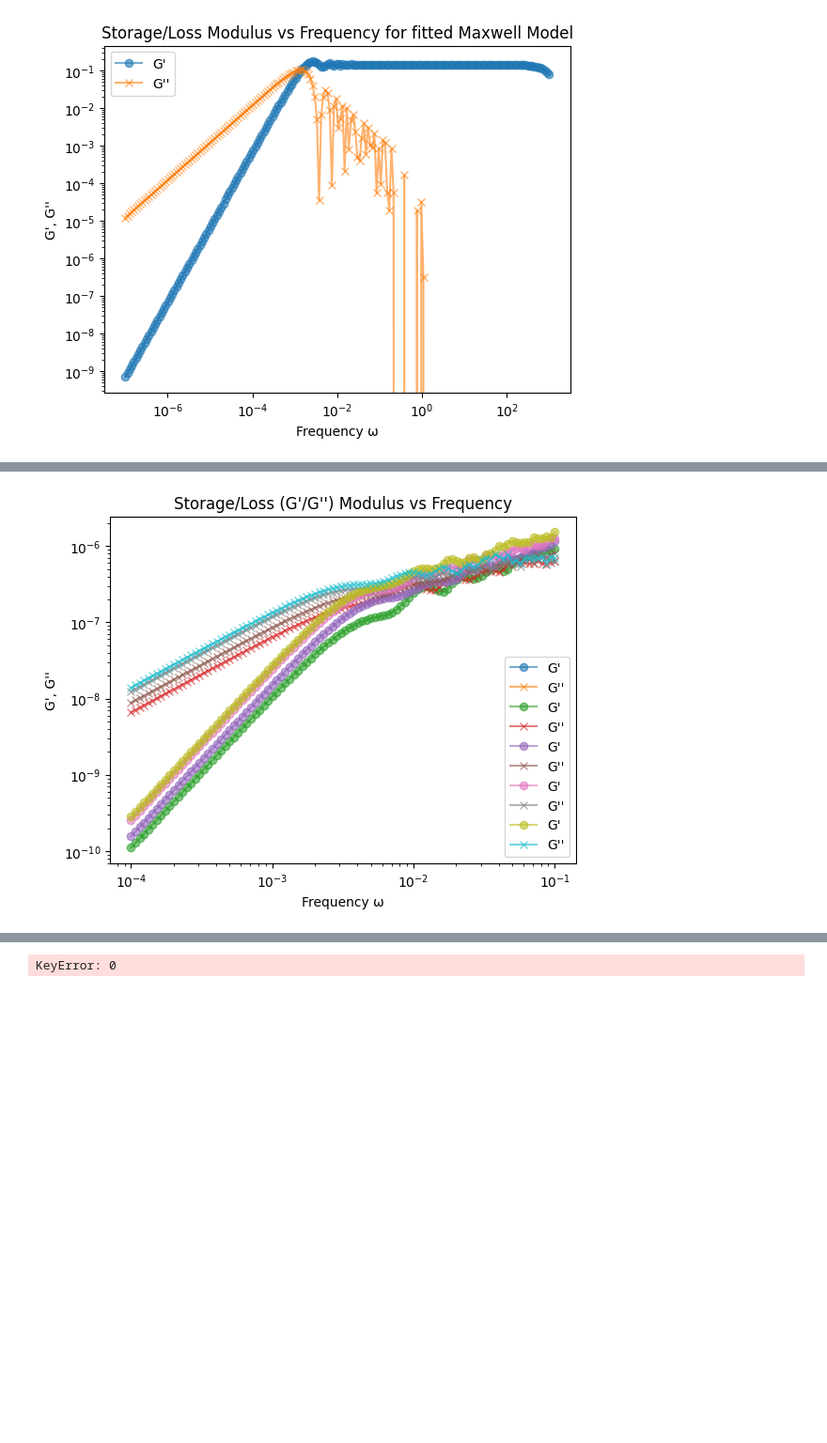
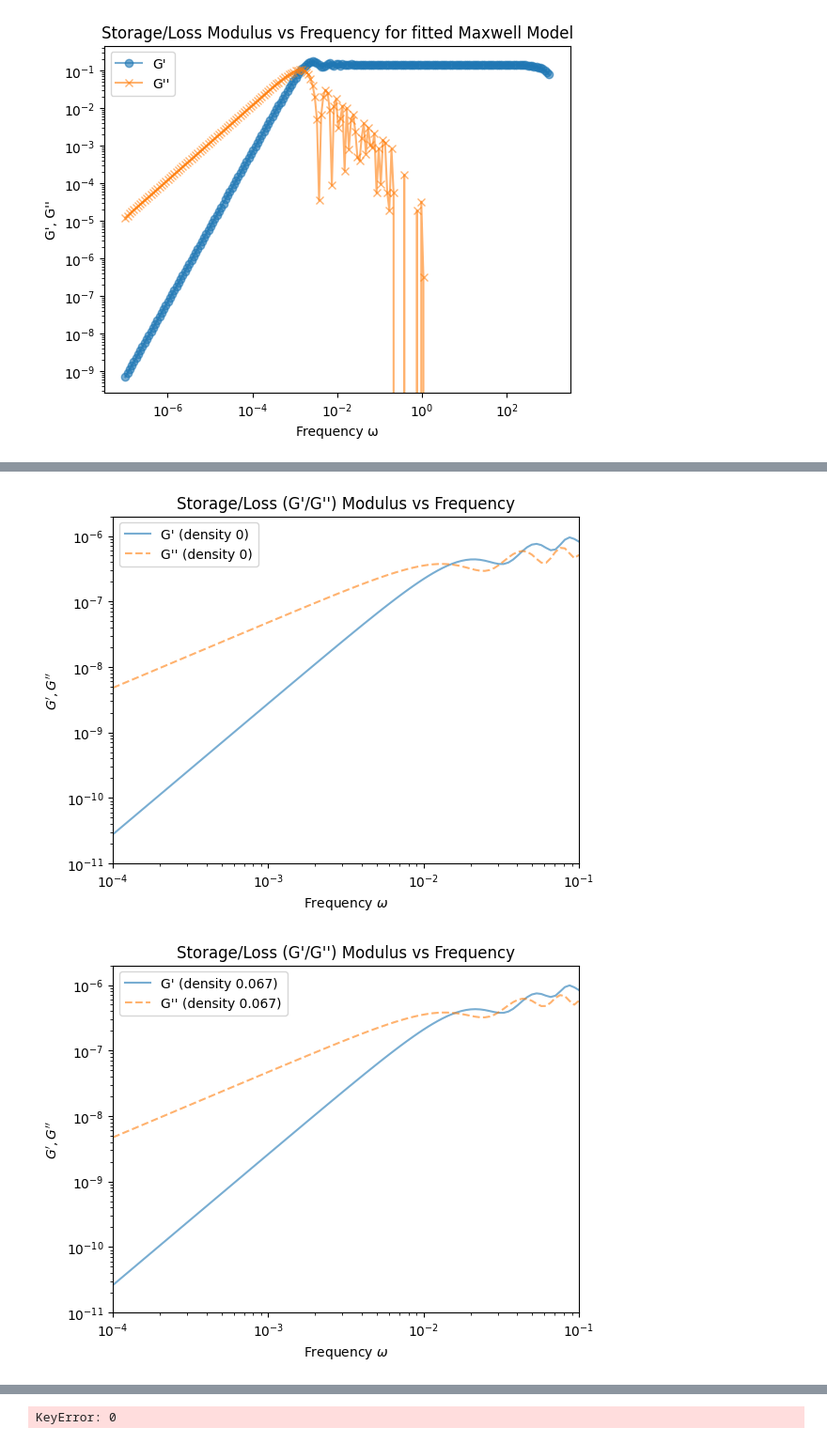
Before and after one commit to anotherbeaver/amine_polymers, a Jupyter notebook: logs/storage_loss_moduli.ipynb, the cells around one changed output, grey strips where cells are left out. Shown at 94% size. Drawn from its saved outputs; the diff is of its cells as text; code cells hidden in the pictures; blank space fills up the shorter version.

```diff
--- a/logs/storage_loss_moduli.ipynb
+++ b/logs/storage_loss_moduli.ipynb
@@ -518,11 +518,13 @@ import matplotlib.pyplot as plt
 G_list = []
 time_list = []
 
+# t_start = -np.inf
+# t_end = np.inf
 t_start = 9e-1
-t_end = 9e2
+t_end = 2e2
 
 
-for i in [15, 10, 5, 4, 3, 2, 0]:
+for i in [15, 10, 5, 2, 0]:
     for seed in [1000]:
         try:
             file = f"logs/press_50_spacing{i}_seed{seed}.dat"
@@ -557,7 +559,7 @@ for i in [15, 10, 5, 4, 3, 2, 0]:
             print(f"File for spacing {i} seed {seed} not found. Skipping.")
 
 plt.legend()
-plt.xlim([t_start, t_end])
+# plt.xlim([t_start, t_end])
 plt.ylim([1e-9, 1e-3])
 plt.xlabel('Time (LJ units)')
 plt.ylabel('G(t)')
@@ -574,21 +586,53 @@ SyntaxError: invalid syntax (3699134224.py, line 38)
 # %%
 # apply fourier integral to each G(t) in G_list
 storage_moduli = []
 loss_moduli = []
 n = 100
 omega = np.logspace(-4, -1, n)
-for G_t, time in zip(G_list, time_list):
-    F, Gp, Gpp = fourier_integral_moduli(time, G_t, omega)
-    storage_moduli.append(Gp)
-    loss_moduli.append(Gpp)
-    plt.loglog(omega, Gp, marker='o', alpha=0.6, label="G'")
-    plt.loglog(omega, Gpp, marker='x', alpha=0.6, label="G''")
-    plt.xlabel('Frequency ω')
-    plt.ylabel("G', G''")
-    plt.title("Storage/Loss (G'/G'') Modulus vs Frequency")
-    plt.legend()
 
 
+for i in [0, 15, 10, 5, 2]:
+    for seed in [1000]:
+        try:
+            file = f"processed_Gt_spacing{i}_seed{seed}.dat"
+            data = pd.read_csv(file, delimiter=' ', skiprows=3, index_col=False, names=['time', 'G_t'])
+            if i == 0:
+                bonding_density = 0
+            else:
+                bonding_density = round((1 / i), 3)
+            G_t = data['G_t'].values
+            time = data['time'].values
+            # print(len(time), len(G_t))
+            # find NaN values and remove them
+            mask = ~np.isnan(G_t)
+            time = time[mask]
+            G_t = G_t[mask]
+
+            # zero pad G_t and time to next power of 2
+            # N = len(G_t)
+            # N_pad = 2**int(np.ceil(np.log2(N)))
+            # G_t = np.pad(G_t, (0, N_pad - N), 'constant', constant_values=(0, 0))
+            # time = np.pad(time, (0, N_pad - N), 'constant', constant_values=(0, time[-1] + (time[1]-time[0]) * np.arange(1, N_pad - N + 1)))
+
+        except FileNotFoundError:
+            print(f"File for spacing {i} seed {seed} not found. Skipping.")
+            continue
+
+        F, Gp, Gpp = fourier_integral_moduli(time, G_t, omega)
+        # print(len(omega), len(Gp), len(Gpp))
+        # print(Gp)
+        # storage_moduli.append(Gp)
+        # loss_moduli.append(Gpp)
+        plt.loglog(omega, Gp, linestyle='-', alpha=0.6, label=f"G' (density {bonding_density})")
+        plt.loglog(omega, Gpp, linestyle='--', alpha=0.6, label=f"G'' (density {bonding_density})")
+        plt.xlabel(r'Frequency $\omega$')
+        plt.ylabel("$G', G''$")
+        plt.xlim([1e-4, 1e-1])
+        plt.ylim([1e-11, 2e-6])
+        plt.title("Storage/Loss (G'/G'') Modulus vs Frequency")
+        plt.legend()
+
 plt.show()
 # %% [output]
-[figure, old version]
+[figure, new version]
+[figure, added]
```
Also changed, not shown: parts of 5 cells of this notebook, 2 other files.
